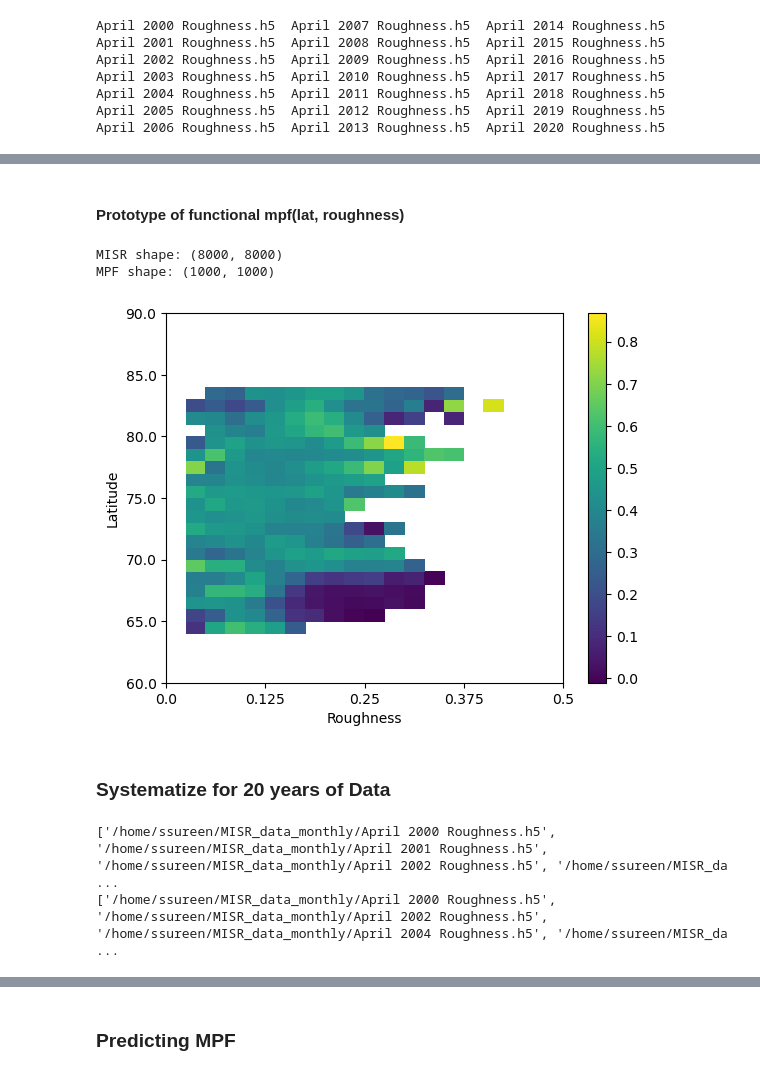
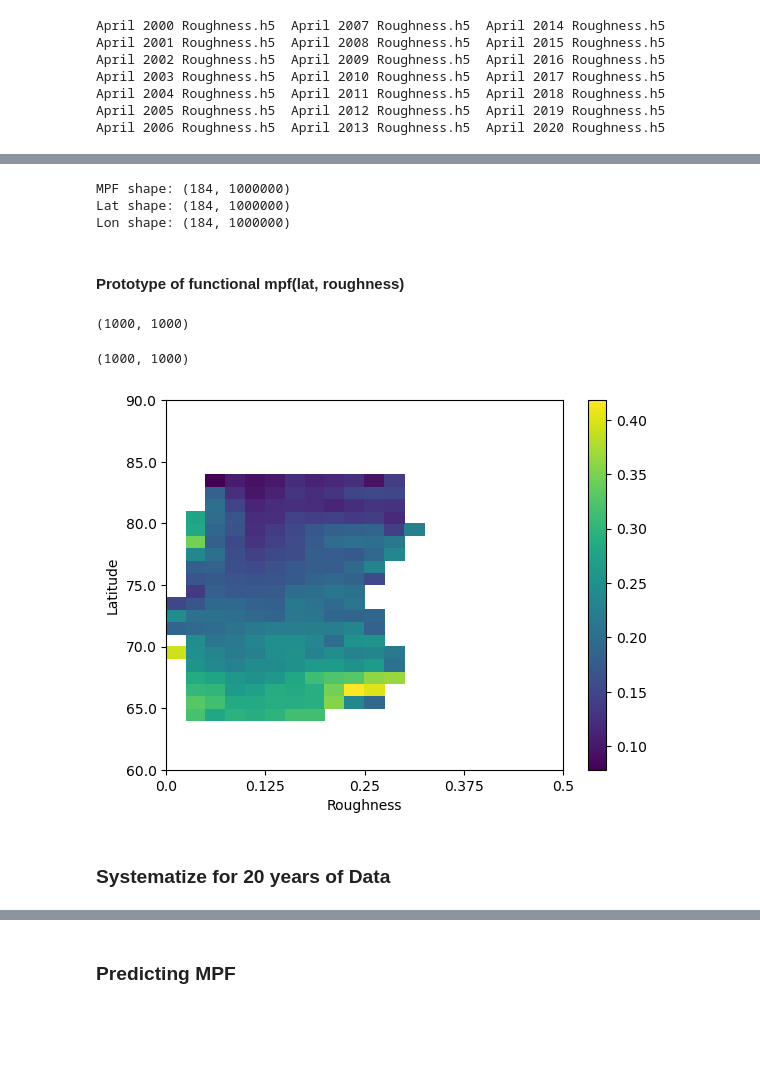
Before and after one commit to rhtweedie/modelled_mpf_with_advection, a Jupyter notebook: lat_analysis_take_2.ipynb, the cells around one changed output, grey strips where cells are left out. Cells and saved outputs as stored; diff of their text form; code cells hidden in the pictures; blank space fills up the shorter version.

Commit message:
Run binning on advected SIR

```diff
--- a/lat_analysis_take_2.ipynb
+++ b/lat_analysis_take_2.ipynb
@@ -192,25 +201,44 @@ x_MPF,y_MPF = WGS84toEASE2N(lon_MPF,lat_MPF) # Converting lon lat in to EASE gri
+# %%
+# load advected MPF data
+
+mpf_advected = pd.read_pickle(f'/home/htweedie/melt_ponds/data/forwarded_mpfs/mpf_from_{YEAR}0401_183_days_spacing_8.pkl')
+lat_advected = pd.read_pickle(f'/home/htweedie/melt_ponds/data/forwarded_mpfs/lat_from_{YEAR}0401_183 days_spacing_8.pkl')
+lon_advected = pd.read_pickle(f'/home/htweedie/melt_ponds/data/forwarded_mpfs/lon_from_{YEAR}0401_183 days_spacing_8.pkl')
+
+print(f'MPF shape: {mpf_advected.shape}')
+print(f'Lat shape: {lat_advected.shape}')
+print(f'Lon shape: {lon_advected.shape}')
+# %% [output]
+MPF shape: (184, 1000000)
+Lat shape: (184, 1000000)
+Lon shape: (184, 1000000)
 # %% [markdown]
 #### Prototype of functional mpf(lat, roughness)
-# %%
-mpf_path = '/home/sl/melt_pond/data/2020/MODIS_Meltpond_Fraction_CPOM_5km_monthly_2020.nc' # test for 2020
-misr_path = '/home/ssureen/MISR_data_monthly/April 2020 Roughness.h5'
-
-MISR = LOAD_MISR_H5(misr_path)
-print(f'MISR shape: {np.shape(MISR)}')
-mpf = LOAD_MPF(mpf_path)
-print(f'MPF shape: {np.shape(mpf)}')
-# %% [output]
-MISR shape: (8000, 8000)
-MPF shape: (1000, 1000)
+# %%
+# subset full mpf dataframe to retrieve just the days to average
+
+date_from = format_date(YEAR, '05', '01')
+date_to = format_date(YEAR, '08', '31')
+
+subset_mpf = mpf_advected.loc[date_from:date_to]
+
+mpf = np.nanmean(subset_mpf, axis=0).reshape(1000,1000)
+np.shape(mpf)
+# %% [output]
+(1000, 1000)
+# %%
+mpf.shape
+# %% [output]
+(1000, 1000)
 # %%
-mpf_MISRGRID = interpolate_to_MISR(x_MPF, y_MPF, mpf ,x_MISR, y_MISR )  #MPF grid data from coordinate file, misr grid data from 2020 (all identical)
+#mpf_MISRGRID = interpolate_to_MISR(x_MPF, y_MPF, mpf ,x_MISR, y_MISR )  #MPF grid data from coordinate file, misr grid data from 2020 (all identical)
 
-masked_MPF_MISRGRID, masked_MISR, masked_lat_MISR = MASK_MPF_MISR(mpf_MISRGRID, MISR)
+masked_MPF_MISRGRID, masked_MISR, masked_lat_MISR = MASK_MPF_MISR(mpf, MISR)
 
 current_year_average = calculate_binned_averages(masked_MPF_MISRGRID, masked_MISR, masked_lat_MISR)
 
 plot_binned_stats(current_year_average)
 # %% [output]
-[figure, old version]
+[figure, new version]
 # %% [markdown]
 ### Systematize for 20 years of Data
@@ -250,10 +244,0 @@ for path in (os.listdir(r"/home/ssureen/MISR_data_monthly")):
-# %%
-print(misr_path_list)
-
-misr_path_list.remove('/home/ssureen/MISR_data_monthly/April 2001 Roughness.h5')
-misr_path_list.remove('/home/ssureen/MISR_data_monthly/April 2003 Roughness.h5')
-
-print(misr_path_list)
-# %% [output]
-['/home/ssureen/MISR_data_monthly/April 2000 Roughness.h5', '/home/ssureen/MISR_data_monthly/April 2001 Roughness.h5', '/home/ssureen/MISR_data_monthly/April 2002 Roughness.h5', '/home/ssureen/MISR_da ...
-['/home/ssureen/MISR_data_monthly/April 2000 Roughness.h5', '/home/ssureen/MISR_data_monthly/April 2002 Roughness.h5', '/home/ssureen/MISR_data_monthly/April 2004 Roughness.h5', '/home/ssureen/MISR_da ...
```
Also changed, not shown: parts of 11 cells of this notebook.
